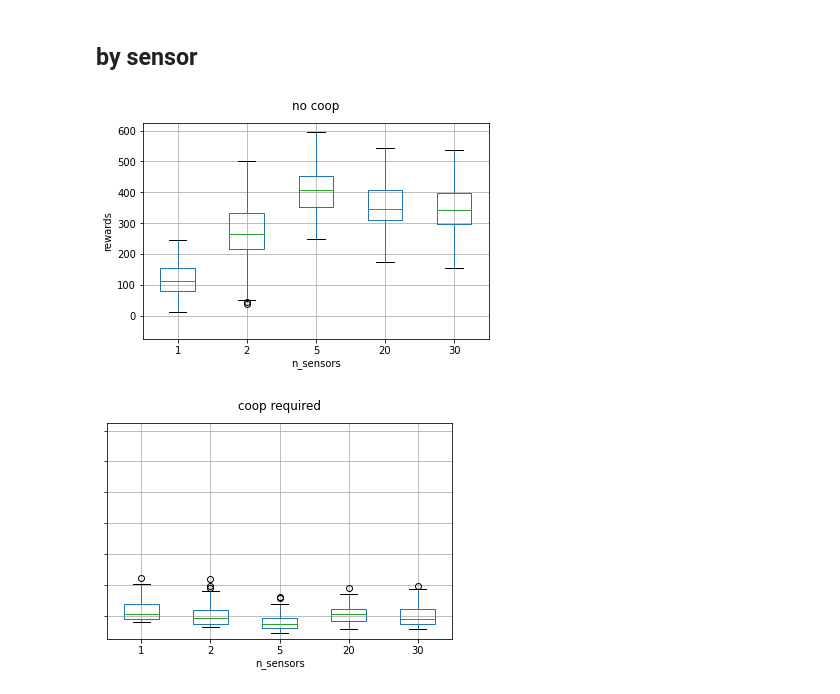
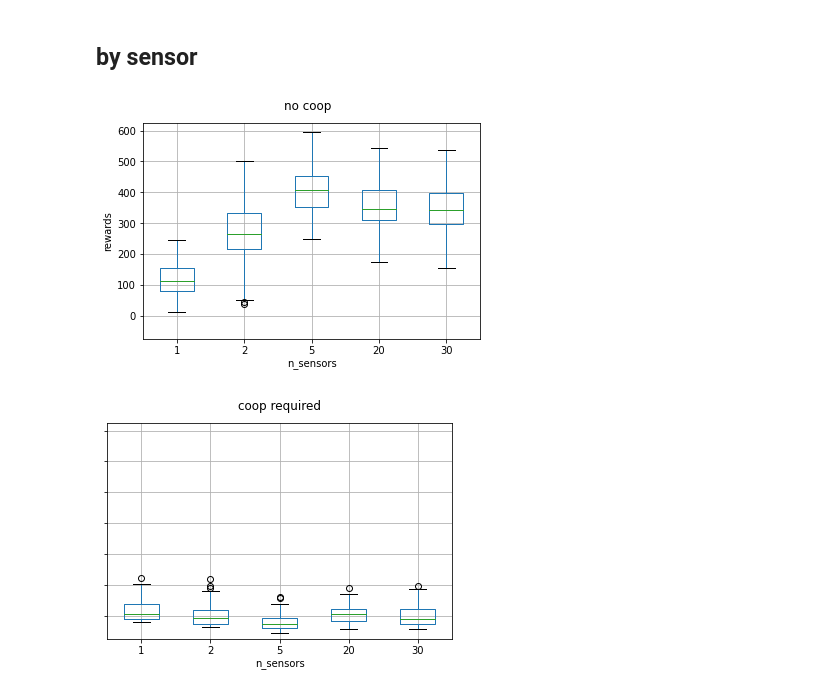
Before and after one commit to ezxzeng/syde750_waterworld, a Jupyter notebook: Test policies.ipynb, the cells around one changed output. Saved outputs shown, nothing was run; the diff lists cells and outputs as text; code cells hidden in the pictures.

```diff
--- a/Test policies.ipynb
+++ b/Test policies.ipynb
@@ -47,14 +46,15 @@ test_main["rewards"] = test_main["rewards"].astype(float)
 # %%
 ax = test_main[(test_main["angle"] == "na") & (test_main["n_coop"] == 1)].boxplot("rewards", by="n_sensors")
 ax.set_title("")
 ax.set_ylabel("rewards")
 ax.set_ylim((-75, 625))
 fig = ax.get_figure()
+plt.gcf().subplots_adjust(left=0.12)
 fig.suptitle("no coop")
 plt.show()
 fig.savefig("test_results/graphs/potential_field/by_sensor/no_coop.png")
 # %% [output]
-[figure, old version]
+[figure, new version]
 # %%
 ax = test_main[(test_main["angle"] == "na") & (test_main["n_coop"] == 2)].boxplot("rewards", by="n_sensors")
 ax.set_title("")
```
Also changed, not shown: parts of 25 cells of this notebook.
